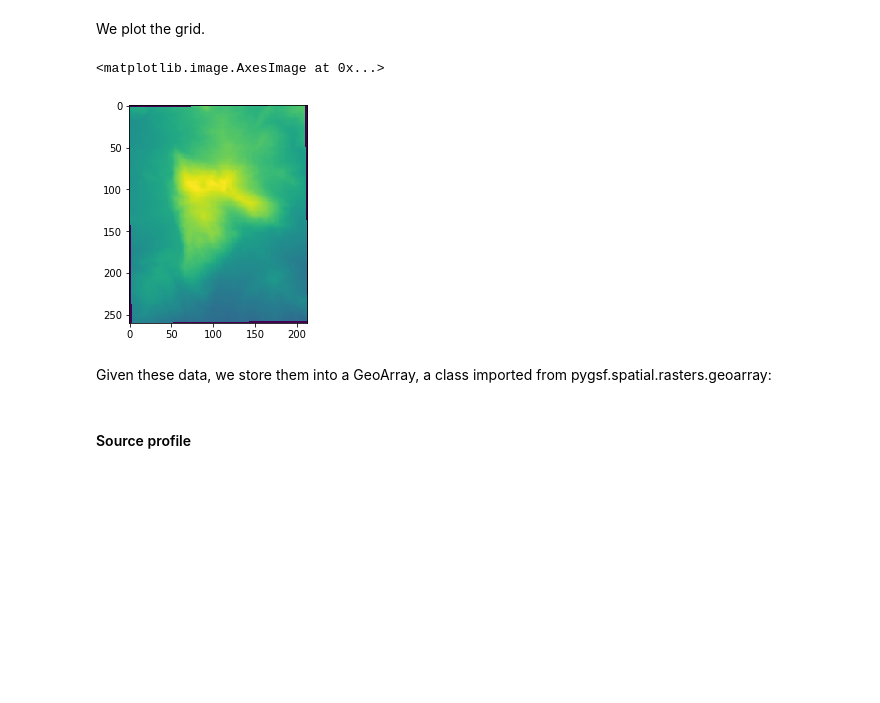
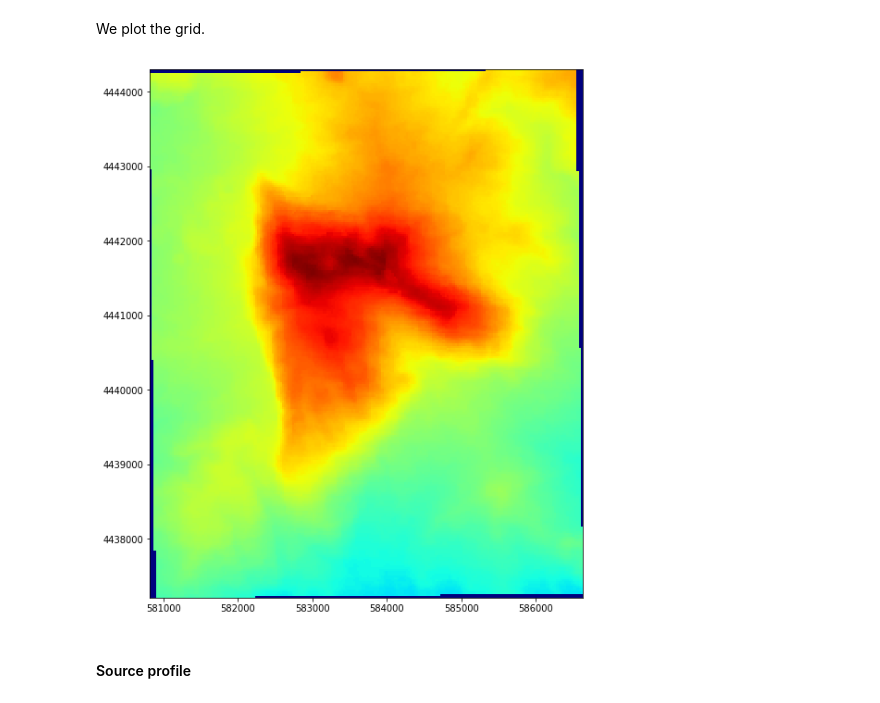
Before and after one commit to mauroalberti/geoprocess, a Jupyter notebook: docs/notebooks/Create topographic profile.ipynb, the cells around one changed output. Drawn from its saved outputs; the diff is of its cells as text; code cells hidden in the pictures; blank space fills up the shorter version.

Commit message:
Plot of grids and lines

```diff
--- a/docs/notebooks/Create topographic profile.ipynb
+++ b/docs/notebooks/Create topographic profile.ipynb
@@ -99,7 +97,0 @@ import matplotlib.pyplot as plt
-# %%
-plt.imshow(dem_data)
-# %% [output]
-<matplotlib.image.AxesImage at 0x...>
-[figure, removed]
-# %% [markdown]
-Given these data, we store them into a GeoArray, a class imported from pygsf.spatial.rasters.geoarray:
@@ -108,3 +98,8 @@ ga = GeoArray(inGeotransform=dem_geotransform, inProjection=dem_projection, inLe
+# %%
+from geoprocess.plotting.maps import plot_grid
+fig = plot_grid(ga)
+# %% [output]
+[figure, added]
 # %% [markdown]
 #### Source profile
 # %% [markdown]
```
Also changed, not shown: parts of 28 cells of this notebook, 2 other files.
